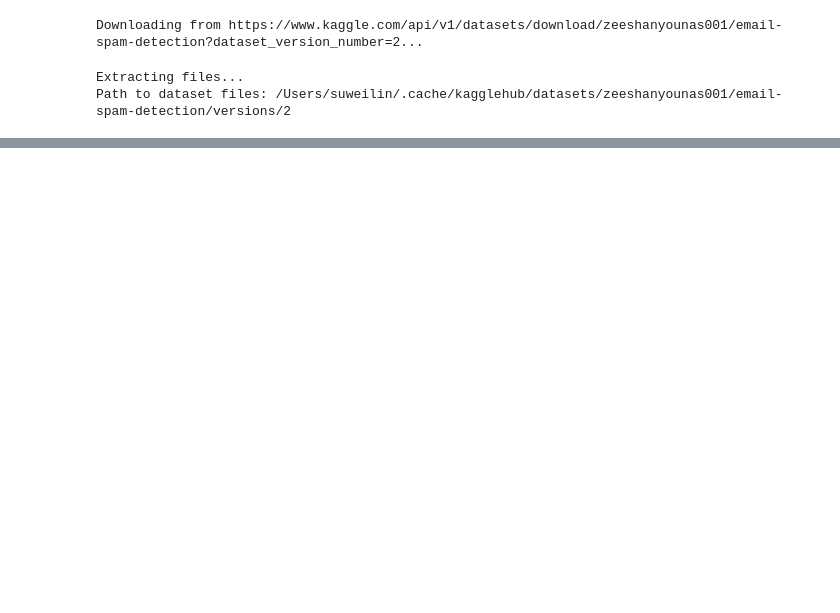
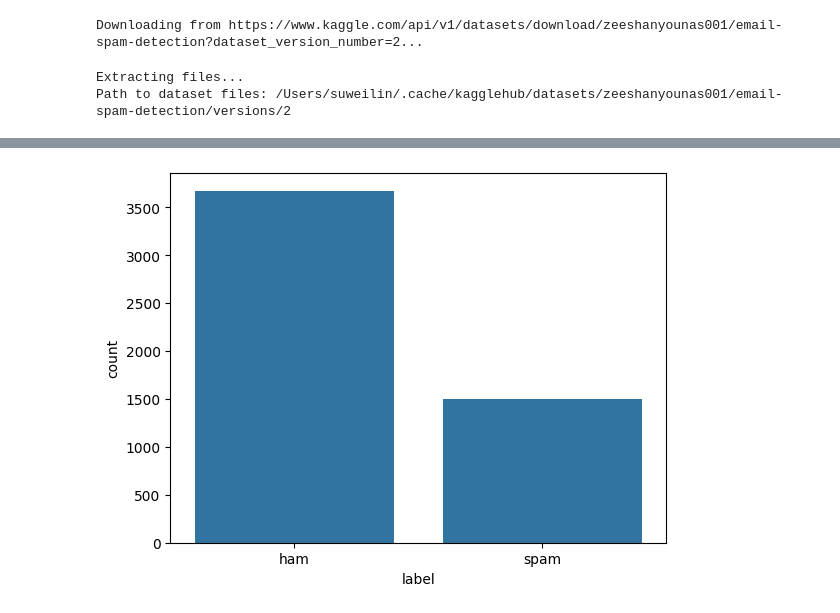
Before and after one commit to steven556610/machine-learning-application, a Jupyter notebook: text_ml/email-spam-detection/data_process.ipynb, the cells around one changed output, grey strips where cells are left out. Cells and saved outputs as stored; diff of their text form; code cells hidden in the pictures; blank space fills up the shorter version.

Commit message:
add env.yml, add  geek dataset, and analysis

```diff
--- a/text_ml/email-spam-detection/data_process.ipynb
+++ b/text_ml/email-spam-detection/data_process.ipynb
@@ -55,0 +101,4 @@ df
+# %%
+data = pd.read_csv('data/spam_ham_dataset_geeksforgeeks.csv')
+#data.rename(columns={'label':'Category', 'label_num':'label'}, inplace=True)
+data.head()
@@ -55,0 +112,5 @@ df
+# %%
+sns.countplot(x='label', data=data)
+plt.show()
+# %% [output]
+[figure, added]
```
Also changed, not shown: parts of 29 cells of this notebook, 2 other files.
